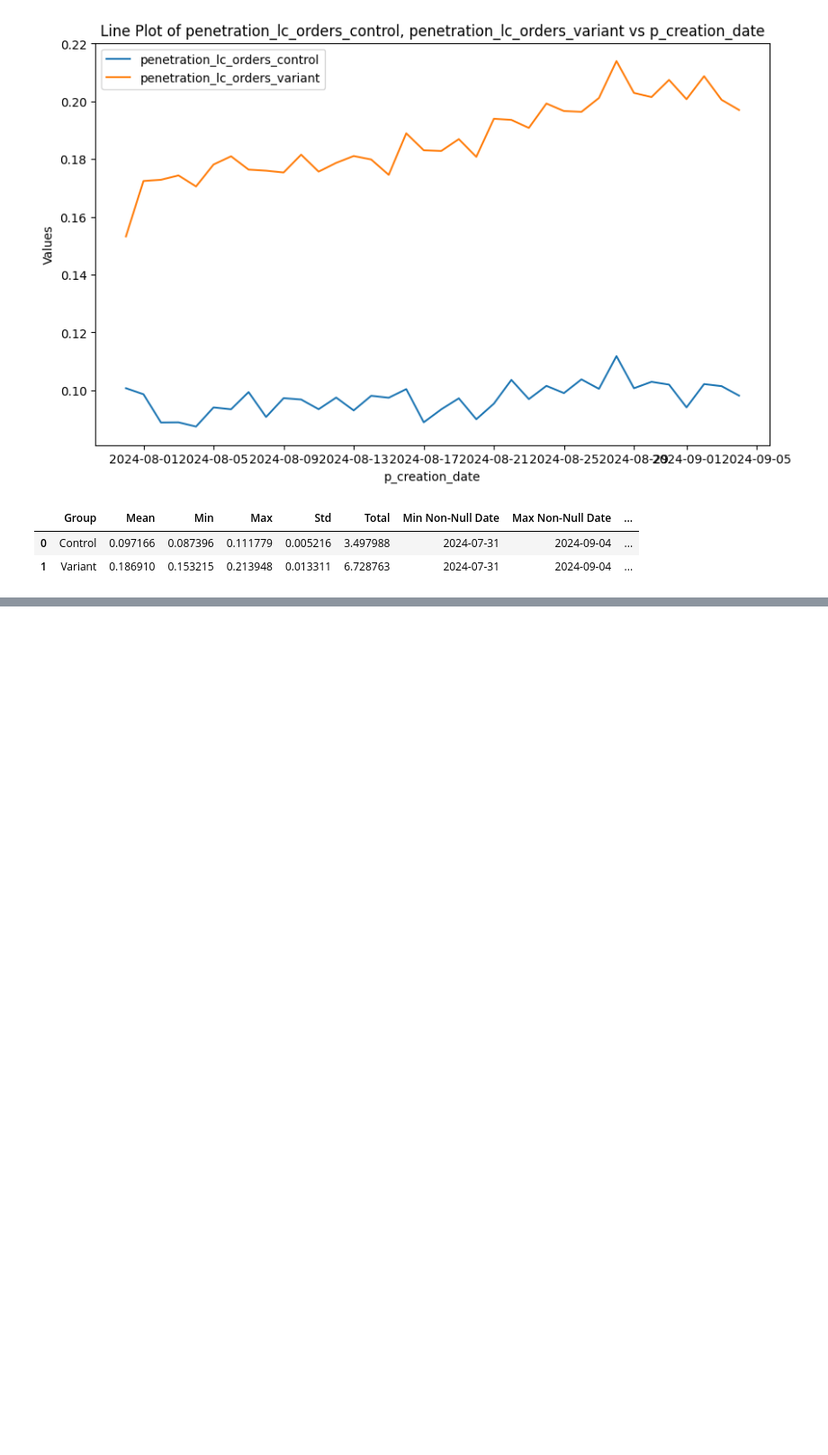
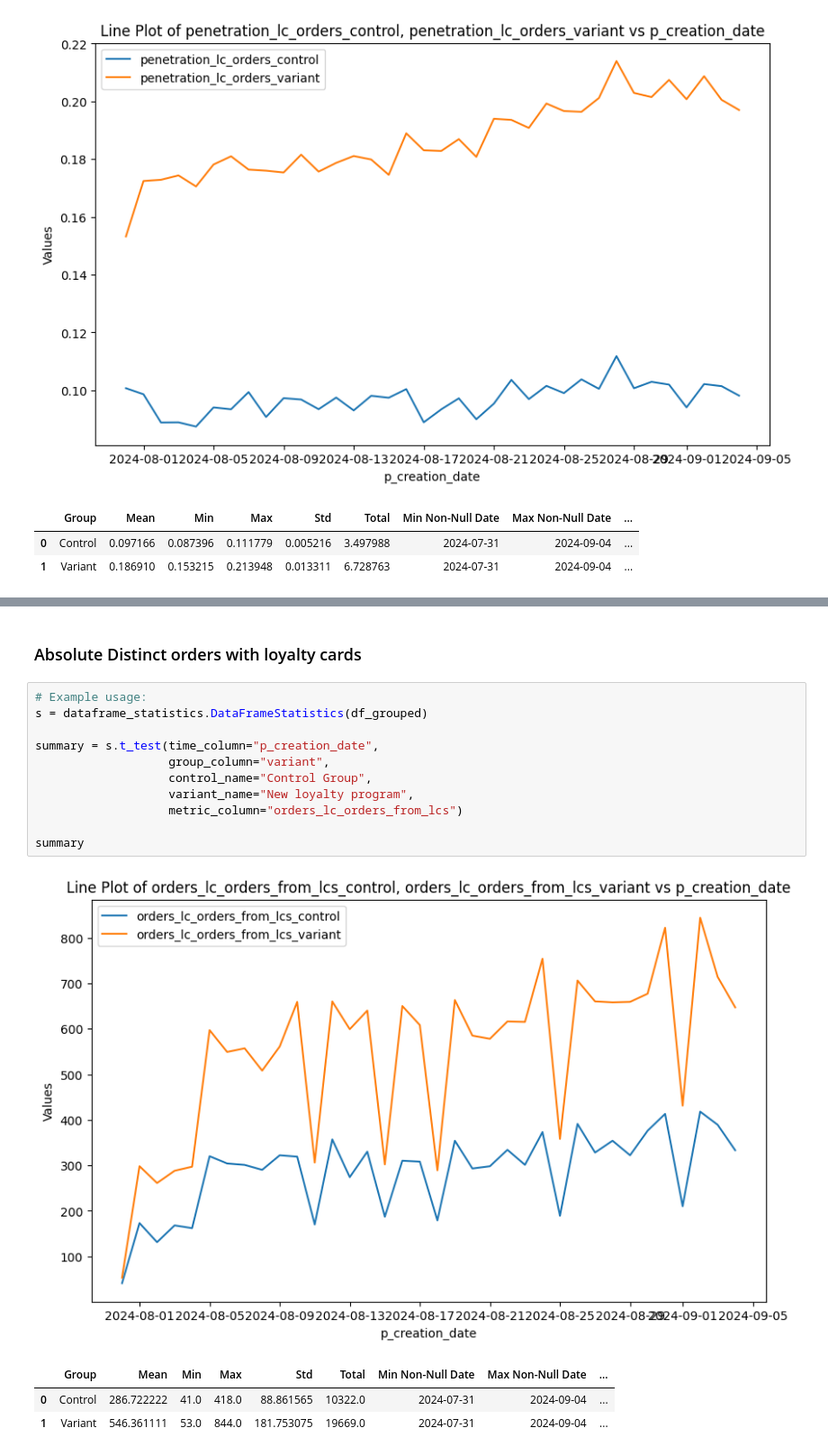
Before and after one commit to JordiCremades4444/central-node, a Jupyter notebook: notebooks/990_2024_6_loyaltycards/loyaltycards_analysis.ipynb, the cells around one changed output, grey strips where cells are left out. Shown at 90% size. Cells and saved outputs as stored; diff of their text form; blank space fills up the shorter version.

```diff
--- a/notebooks/990_2024_6_loyaltycards/loyaltycards_analysis.ipynb
+++ b/notebooks/990_2024_6_loyaltycards/loyaltycards_analysis.ipynb
@@ -697,0 +814,18 @@ summary
+# %% [markdown]
+### Absolute Distinct orders with loyalty cards
+# %%
+# Example usage:
+s = dataframe_statistics.DataFrameStatistics(df_grouped)
+
+summary = s.t_test(time_column="p_creation_date",
+                   group_column="variant",
+                   control_name="Control Group",
+                   variant_name="New loyalty program",
+                   metric_column="orders_lc_orders_from_lcs")
+
+summary
+# %% [output]
+[figure, added]
+|  | Group | Mean | Min | Max | Std | Total | Min Non-Null Date | Max Non-Null Date | ... |
+| 0 | Control | 286.722222 | 41.0 | 418.0 | 88.861565 | 10322.0 | 2024-07-31 | 2024-09-04 | ... |
+| 1 | Variant | 546.361111 | 53.0 | 844.0 | 181.753075 | 19669.0 | 2024-07-31 | 2024-09-04 | ... |
```
Also changed, not shown: parts of 50 cells of this notebook.
